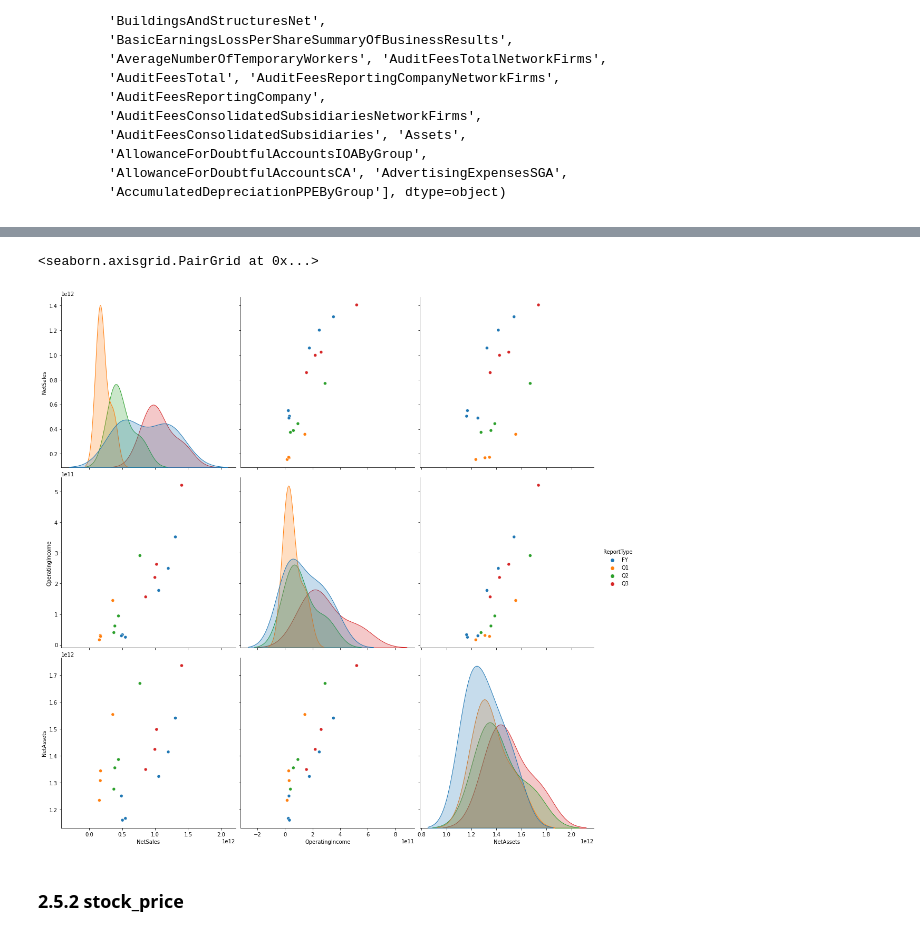
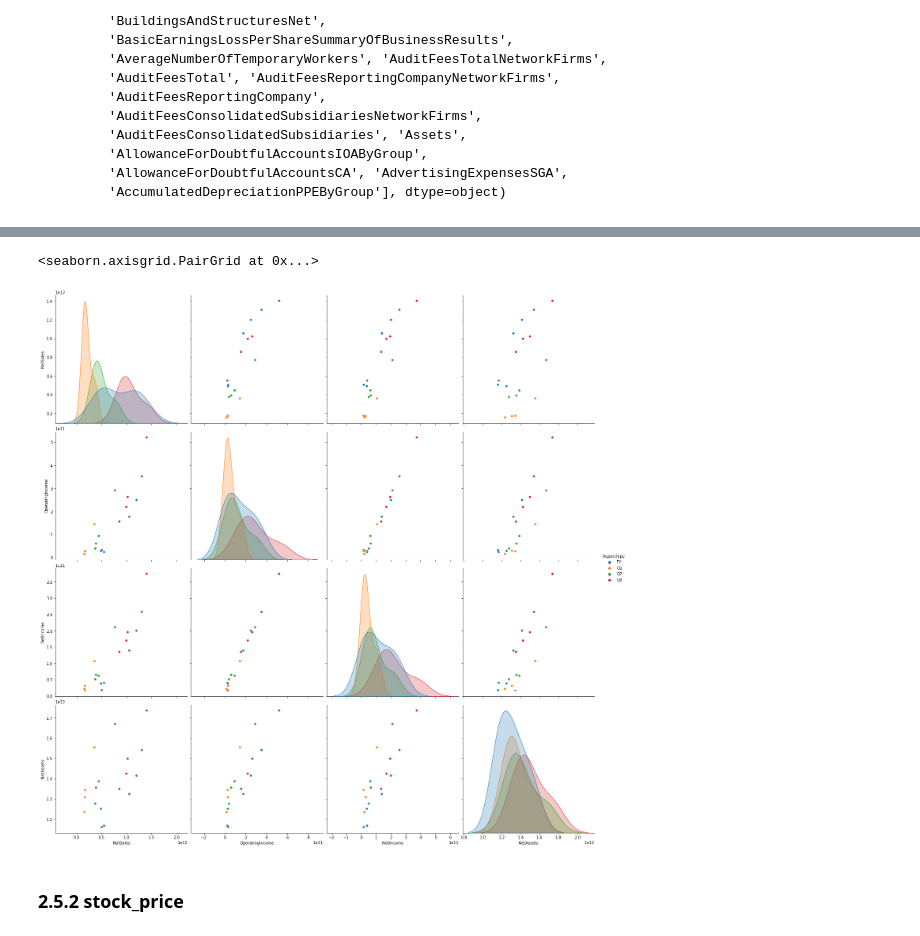
Before and after one commit to eritsi/signate_jquants_test, a Jupyter notebook: J-Quants_tutorial.ipynb, the cells around one changed output, grey strips where cells are left out. Drawn from its saved outputs; the diff is of its cells as text; code cells hidden in the pictures.

```diff
--- a/J-Quants_tutorial.ipynb
+++ b/J-Quants_tutorial.ipynb
@@ -237,11 +237,14 @@ ticker = 7974
 fin_data = fin[fin["ticker"] == ticker]
 
 # Define what to plot
-columns = ["NetSales",
+get_columns = ["NetSales",
            "OperatingIncome",
-           "NetAssets"
+           "NonOperatingIncome",
+           "OrdinaryIncome", # Pretax Income
+           "IncomeTaxes",
+           "NetAssets" # Total Equity
           ]
-fin_data = extract_fin(fin_data, columns)
+fin_data = extract_fin(fin_data, get_columns)
 
 fin_data = fin_data[['label', 'value', 'type_of_current_period']] \
     .set_index('type_of_current_period', append=True) \
@@ -249,4 +252,13 @@ fin_data = fin_data[['label', 'value', 'type_of_current_period']] \
     .reset_index('type_of_current_period') \
     .rename(columns={'type_of_current_period' : 'ReportType'})
 
-columns.append('ReportType')
+# Calculate NetIncome due to lack of data (in case of 7974)
+fin_data['NetIncome'] = fin_data['OrdinaryIncome'] - fin_data['IncomeTaxes']
+
+plot_columns = ["ReportType",
+                "NetSales",
+                "OperatingIncome",
+                "NetIncome",
+                "NetAssets" # Total Equity
+          ]
+fin_data = fin_data[plot_columns]
@@ -253,9 +286,9 @@ columns.append('ReportType')
 # %%
 # plot
-sns.pairplot(fin_data[columns], hue="ReportType", height=5)
+sns.pairplot(fin_data[plot_columns], hue="ReportType", height=5)
 # %% [output]
 <seaborn.axisgrid.PairGrid at 0x...>
-[figure, old version]
+[figure, new version]
 # %% [markdown]
 ### 2.5.2 stock_price
 # %%
```
Also changed, not shown: parts of 12 cells of this notebook.
